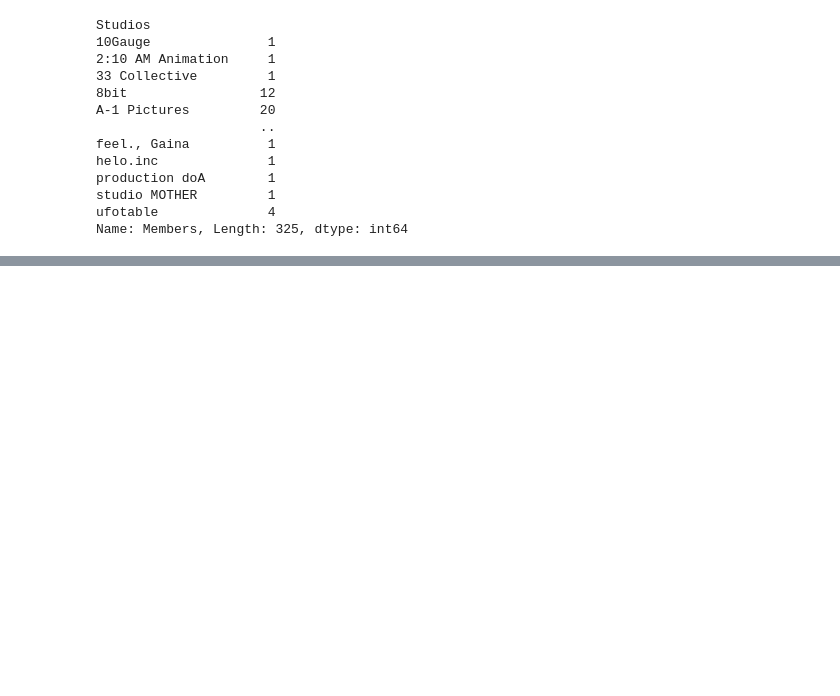
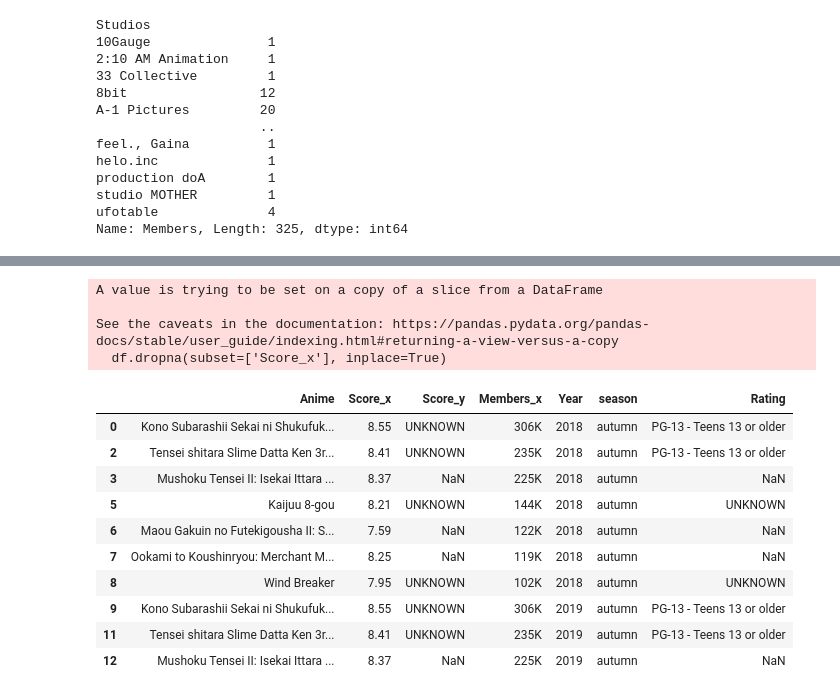
Before and after one commit to icorreald/promog-modulo4-sprint1-pairprogramming-maria_crespo-isabel_correal, a Jupyter notebook: isa_trabajo.ipynb, the cells around one changed output, grey strips where cells are left out. Cells and saved outputs as stored; diff of their text form; code cells hidden in the pictures; blank space fills up the shorter version.

```diff
--- a/isa_trabajo.ipynb
+++ b/isa_trabajo.ipynb
@@ -415,0 +515,21 @@ Name: Members, Length: 325, dtype: int64
+# %%
+df.dropna(subset=['Score_x'], inplace=True)
+# %% [output]
+A value is trying to be set on a copy of a slice from a DataFrame
+
+See the caveats in the documentation: https://pandas.pydata.org/pandas-docs/stable/user_guide/indexing.html#returning-a-view-versus-a-copy
+  df.dropna(subset=['Score_x'], inplace=True)
+# %%
+df.head(10)
+# %% [output]
+|  | Anime | Score_x | Score_y | Members_x | Year | season | Rating |
+| 0 | Kono Subarashii Sekai ni Shukufuk... | 8.55 | UNKNOWN | 306K | 2018 | autumn | PG-13 - Teens 13 or older |
+| 2 | Tensei shitara Slime Datta Ken 3r... | 8.41 | UNKNOWN | 235K | 2018 | autumn | PG-13 - Teens 13 or older |
+| 3 | Mushoku Tensei II: Isekai Ittara ... | 8.37 | NaN | 225K | 2018 | autumn | NaN |
+| 5 | Kaijuu 8-gou | 8.21 | UNKNOWN | 144K | 2018 | autumn | UNKNOWN |
+| 6 | Maou Gakuin no Futekigousha II: S... | 7.59 | NaN | 122K | 2018 | autumn | NaN |
+| 7 | Ookami to Koushinryou: Merchant M... | 8.25 | NaN | 119K | 2018 | autumn | NaN |
+| 8 | Wind Breaker | 7.95 | UNKNOWN | 102K | 2018 | autumn | UNKNOWN |
+| 9 | Kono Subarashii Sekai ni Shukufuk... | 8.55 | UNKNOWN | 306K | 2019 | autumn | PG-13 - Teens 13 or older |
+| 11 | Tensei shitara Slime Datta Ken 3r... | 8.41 | UNKNOWN | 235K | 2019 | autumn | PG-13 - Teens 13 or older |
+| 12 | Mushoku Tensei II: Isekai Ittara ... | 8.37 | NaN | 225K | 2019 | autumn | NaN |
```
Also changed, not shown: parts of 13 cells of this notebook.
